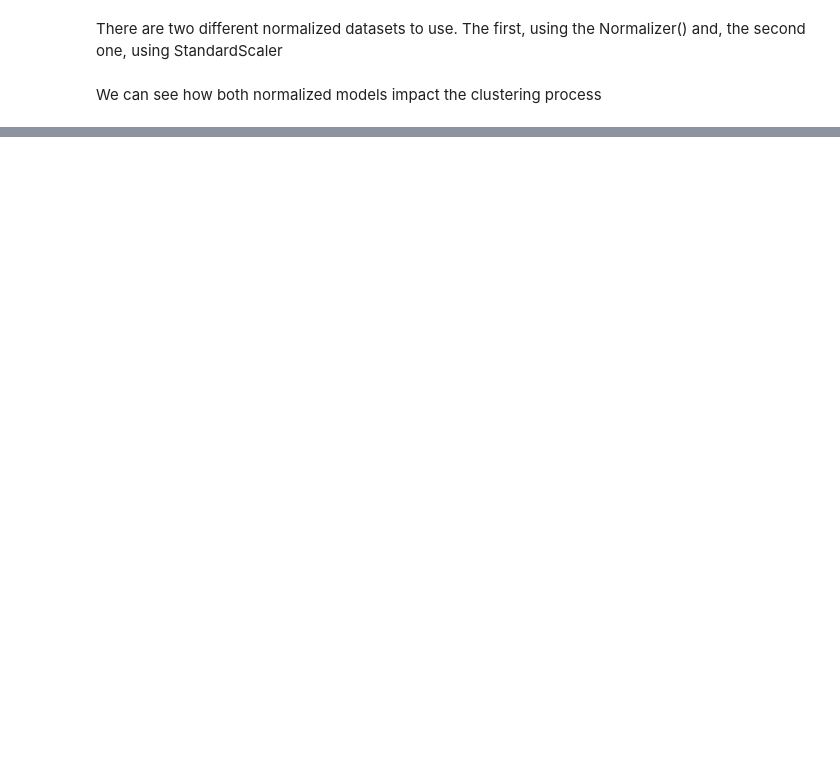
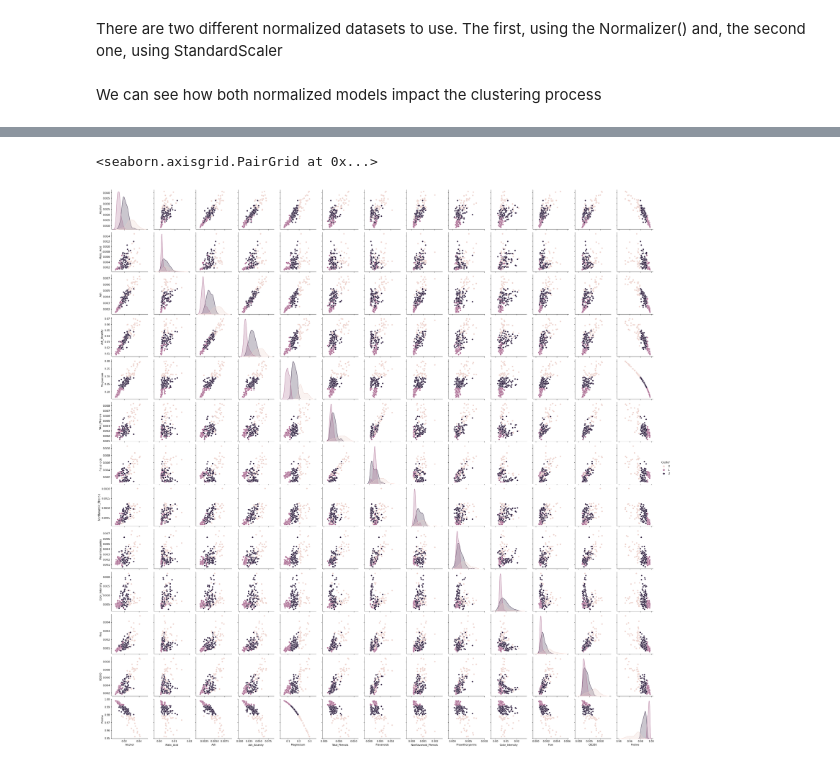
Before and after one commit to ViniciusSimm/wine-clusters, a Jupyter notebook: testing-models.ipynb, the cells around one changed output, grey strips where cells are left out. Cells and saved outputs as stored; diff of their text form; code cells hidden in the pictures; blank space fills up the shorter version.

Commit message:
graphs

```diff
--- a/testing-models.ipynb
+++ b/testing-models.ipynb
@@ -80,0 +206,4 @@ full_dataset_with_clusters[['Normalizer','StandardScaler']]
+# %%
+kmeans = KMeans(n_clusters = 3, n_init = 10, max_iter = 1000)
+Y_pred_Normalizer = kmeans.fit_predict(full_dataset_Normalizer)
+Y_pred_Normalizer
@@ -80,0 +220,4 @@ full_dataset_with_clusters[['Normalizer','StandardScaler']]
+# %%
+dataset_plot_graphs = pd.DataFrame(full_dataset_Normalizer,columns=full_dataset.columns)
+dataset_plot_graphs['Cluster'] = Y_pred_Normalizer
+dataset_plot_graphs
@@ -80,0 +246,5 @@ full_dataset_with_clusters[['Normalizer','StandardScaler']]
+# %%
+sns.pairplot(dataset_plot_graphs[:],hue='Cluster')
+# %% [output]
+<seaborn.axisgrid.PairGrid at 0x...>
+[figure, added]
```
Also changed, not shown: parts of 19 cells of this notebook.
